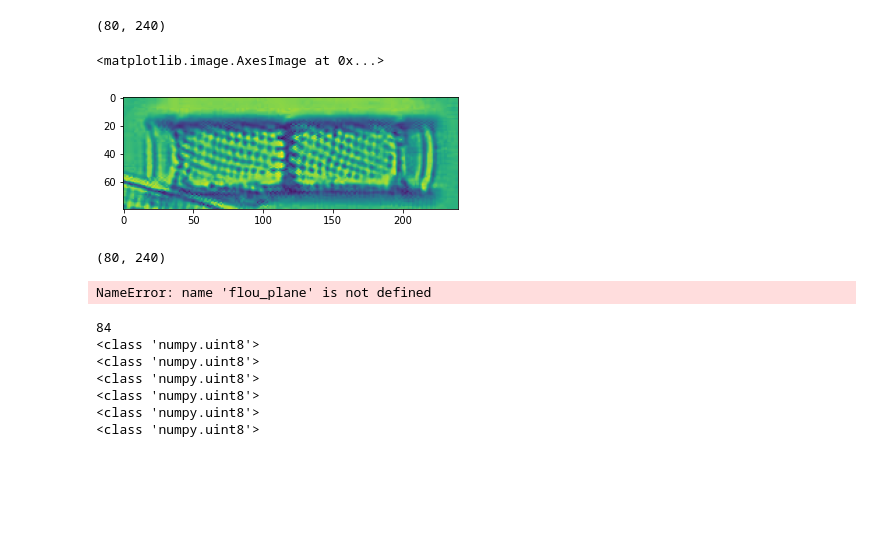
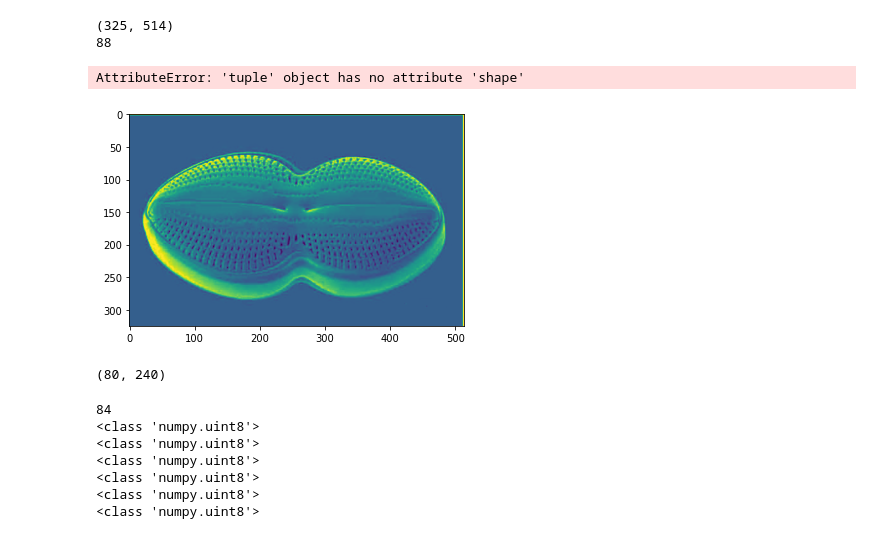
Before and after one commit to souhilaF/Diatoms, a Jupyter notebook: data/data_augment/flou.ipynb, the cells around one changed output. Saved outputs shown, nothing was run; the diff lists cells and outputs as text; code cells hidden in the pictures; blank space fills up the shorter version.

```diff
--- a/data/data_augment/flou.ipynb
+++ b/data/data_augment/flou.ipynb
@@ -12,7 +12,7 @@ import os
 
 
 #%run /home/souhila/Diatoms/variables.ipynb
-DATASET_PATH = '/home/souhila/nvme-storage/RA_V2/tmp'
+#DATASET_PATH = '/home/souhila/nvme-storage/RA_V2/tmp'
 
 
 
@@ -327,13 +338,26 @@ DATASET_PATH = '/home/souhila/nvme-storage/RA_V2/tmp'
-# %%
-DATASET_PATH = '/home/souhila/nvme-storage/RA_V2/tmp/RA_AAMB_0012.png'
-img = cv2.imread(DATASET_PATH)
-img = cv2.cvtColor(img, cv2.COLOR_BGR2GRAY)
-print(img.shape)
-plt.imshow(img)
-# %% [output]
-(80, 240)
-<matplotlib.image.AxesImage at 0x...>
-[figure, removed]
+# %%
+
+DATASET_PATH = '/home/souhila/nvme-storage/diatoms_3Da.png'
+img = cv2.imread(DATASET_PATH)
+img = cv2.cvtColor(img, cv2.COLOR_BGR2GRAY)
+print(img.shape)
+plt.imshow(img)
+angle = random.randint(0,180)
+print(angle)
+#img = cv2.cvtColor(img, cv2.COLOR_BGR2GRAY)
+img_rot = rot_image_img(img,angle)
+zstalck = flou_plane(img_rot,alpha=10 )
+angle = random.randint(0,90)
+print(angle)
+
+for i in range(6):
+    img2 = rot_image_img(zstalck[i],angle)
+    cv2.imwrite(os.path.join('/home/souhila/nvme-storage/tmp'+ '_' +str(i) + '.png') , img2)
+# %% [output]
+(325, 514)
+88
+AttributeError: 'tuple' object has no attribute 'shape'
+[figure, added]
 # %%
 def flou_plane( img, alpha=10 ):
 
@@ -402,13 +426,11 @@ mask = 255*np.ones(img.shape, dtype='uint8')
 # %% [output]
 (80, 240)
 # %%
-DATASET_PATH = '/home/souhila/nvme-storage/RA_V2/tmp/RA_AAMB_0012.png'
+DATASET_PATH = '/home/souhila/nvme-storage/diatoms_3Da.png'
 img = cv2.imread(DATASET_PATH)
 img = cv2.cvtColor(img, cv2.COLOR_BGR2GRAY)
 a = flou_plane( img, alpha=10 )
 plt.imshow(a[1])
-# %% [output]
-NameError: name 'flou_plane' is not defined
 # %%
 
 angle = random.randint(0,180)
```
Also changed, not shown: parts of 4 cells of this notebook, 24 other files.
